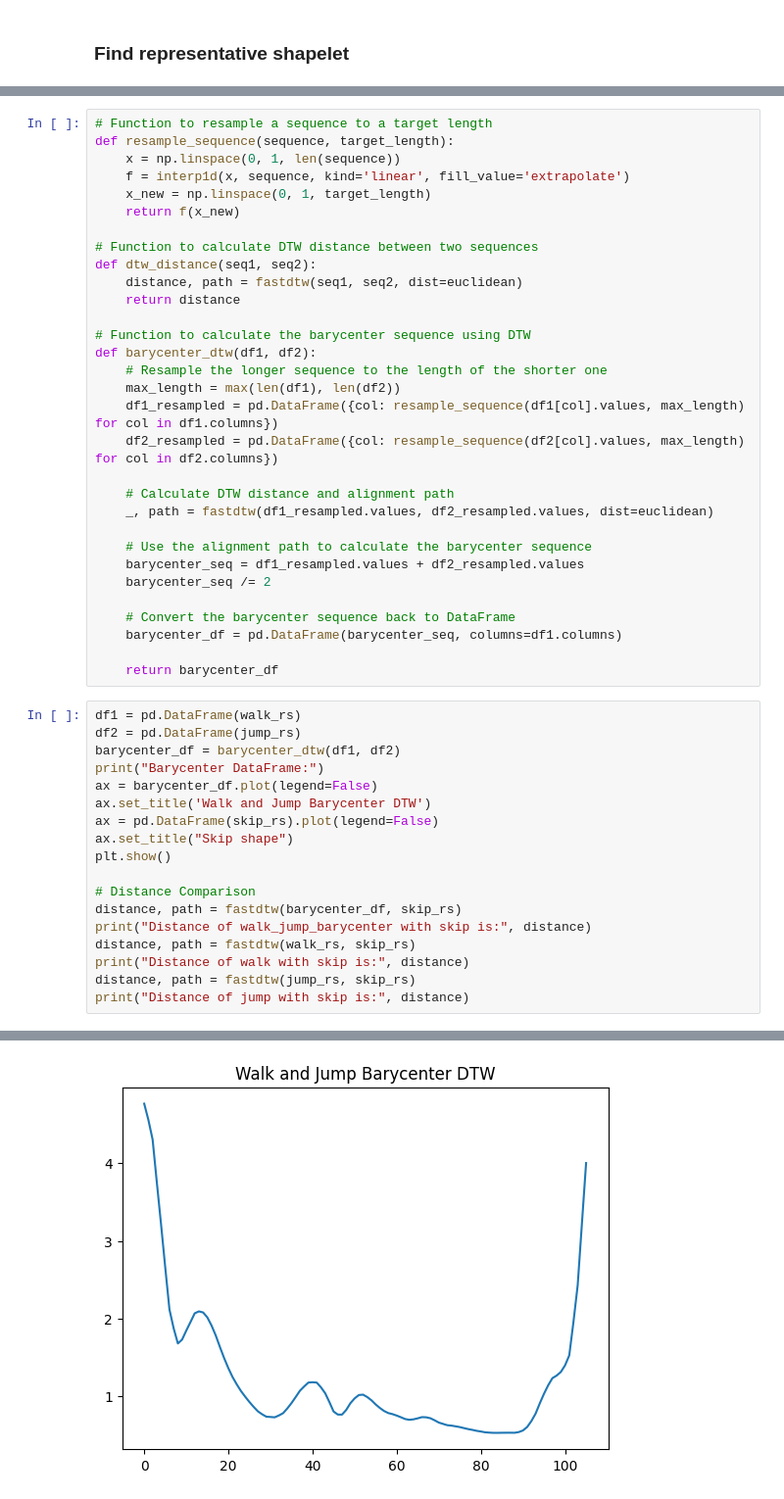
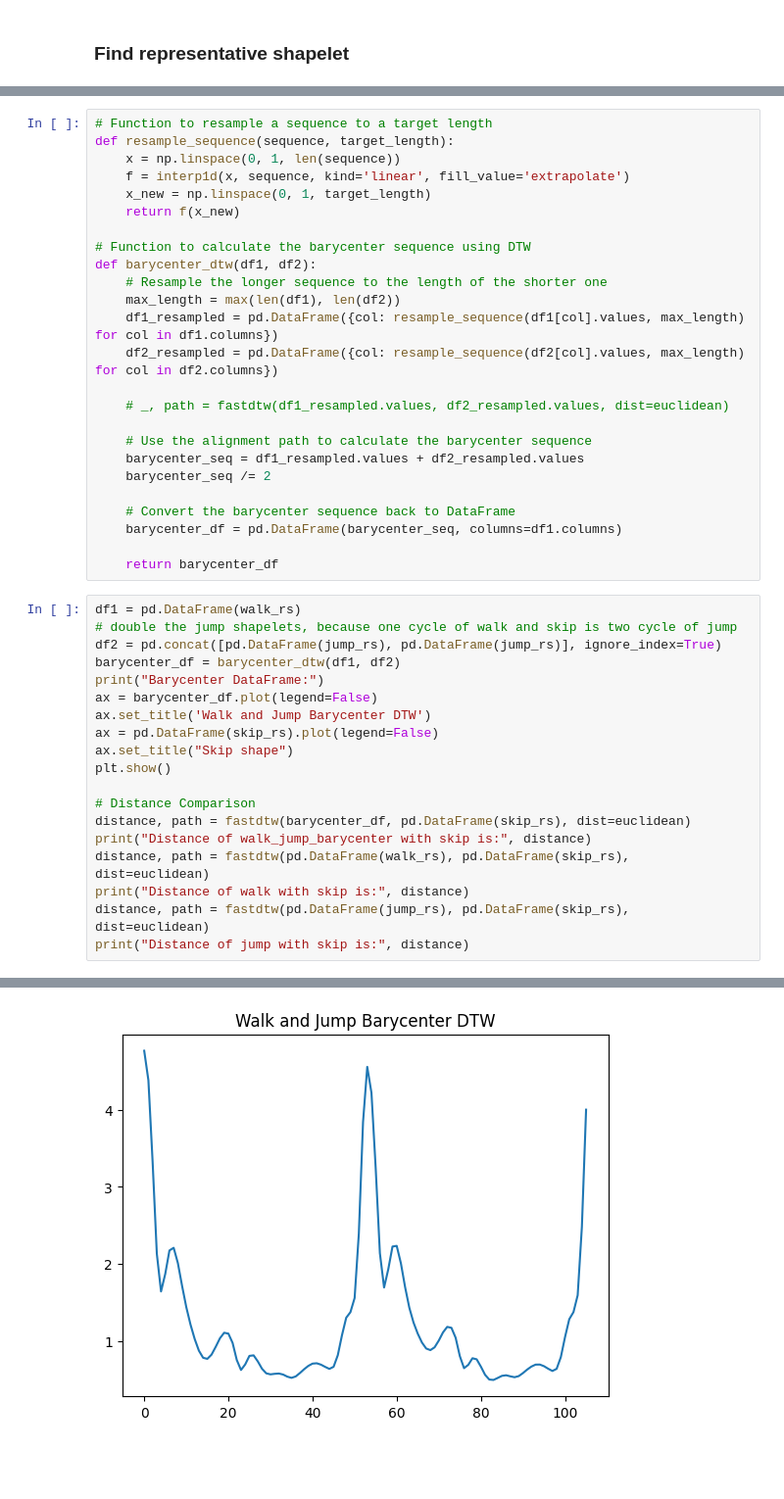
Before and after one commit to QingwenZeng123/Combine-shapelets, a Jupyter notebook: Barycenter_DTW.ipynb, the cells around one changed output, grey strips where cells are left out. Shown at 98% size. Saved outputs shown, nothing was run; the diff lists cells and outputs as text; blank space fills up the shorter version.

```diff
--- a/Barycenter_DTW.ipynb
+++ b/Barycenter_DTW.ipynb
@@ -41,11 +42,6 @@ def resample_sequence(sequence, target_length):
     x_new = np.linspace(0, 1, target_length)
     return f(x_new)
 
-# Function to calculate DTW distance between two sequences
-def dtw_distance(seq1, seq2):
-    distance, path = fastdtw(seq1, seq2, dist=euclidean)
-    return distance
-
 # Function to calculate the barycenter sequence using DTW
 def barycenter_dtw(df1, df2):
     # Resample the longer sequence to the length of the shorter one
@@ -53,8 +49,7 @@ def barycenter_dtw(df1, df2):
     df1_resampled = pd.DataFrame({col: resample_sequence(df1[col].values, max_length) for col in df1.columns})
     df2_resampled = pd.DataFrame({col: resample_sequence(df2[col].values, max_length) for col in df2.columns})
 
-    # Calculate DTW distance and alignment path
-    _, path = fastdtw(df1_resampled.values, df2_resampled.values, dist=euclidean)
+    # _, path = fastdtw(df1_resampled.values, df2_resampled.values, dist=euclidean)
 
     # Use the alignment path to calculate the barycenter sequence
     barycenter_seq = df1_resampled.values + df2_resampled.values
@@ -66,23 +61,24 @@ def barycenter_dtw(df1, df2):
     return barycenter_df
 # %%
 df1 = pd.DataFrame(walk_rs)
-df2 = pd.DataFrame(jump_rs)
+# double the jump shapelets, because one cycle of walk and skip is two cycle of jump
+df2 = pd.concat([pd.DataFrame(jump_rs), pd.DataFrame(jump_rs)], ignore_index=True)
 barycenter_df = barycenter_dtw(df1, df2)
 print("Barycenter DataFrame:")
 ax = barycenter_df.plot(legend=False)
 ax.set_title('Walk and Jump Barycenter DTW')
 ax = pd.DataFrame(skip_rs).plot(legend=False)
 ax.set_title("Skip shape")
 plt.show()
 
 # Distance Comparison
-distance, path = fastdtw(barycenter_df, skip_rs)
+distance, path = fastdtw(barycenter_df, pd.DataFrame(skip_rs), dist=euclidean)
 print("Distance of walk_jump_barycenter with skip is:", distance)
-distance, path = fastdtw(walk_rs, skip_rs)
+distance, path = fastdtw(pd.DataFrame(walk_rs), pd.DataFrame(skip_rs), dist=euclidean)
 print("Distance of walk with skip is:", distance)
-distance, path = fastdtw(jump_rs, skip_rs)
+distance, path = fastdtw(pd.DataFrame(jump_rs), pd.DataFrame(skip_rs), dist=euclidean)
 print("Distance of jump with skip is:", distance)
 # %% [output]
 Barycenter DataFrame:
-[figure, old version]
+[figure, new version]
 [figure]
```
Also changed, not shown: parts of 7 cells of this notebook, 2 other files.
